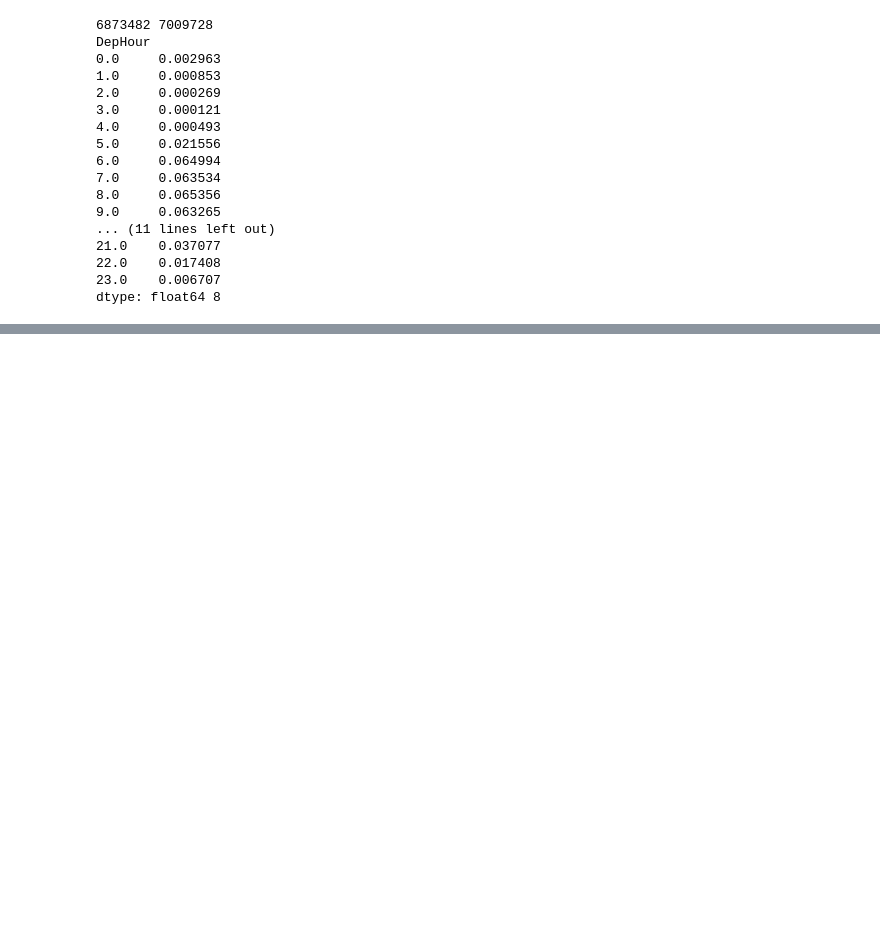
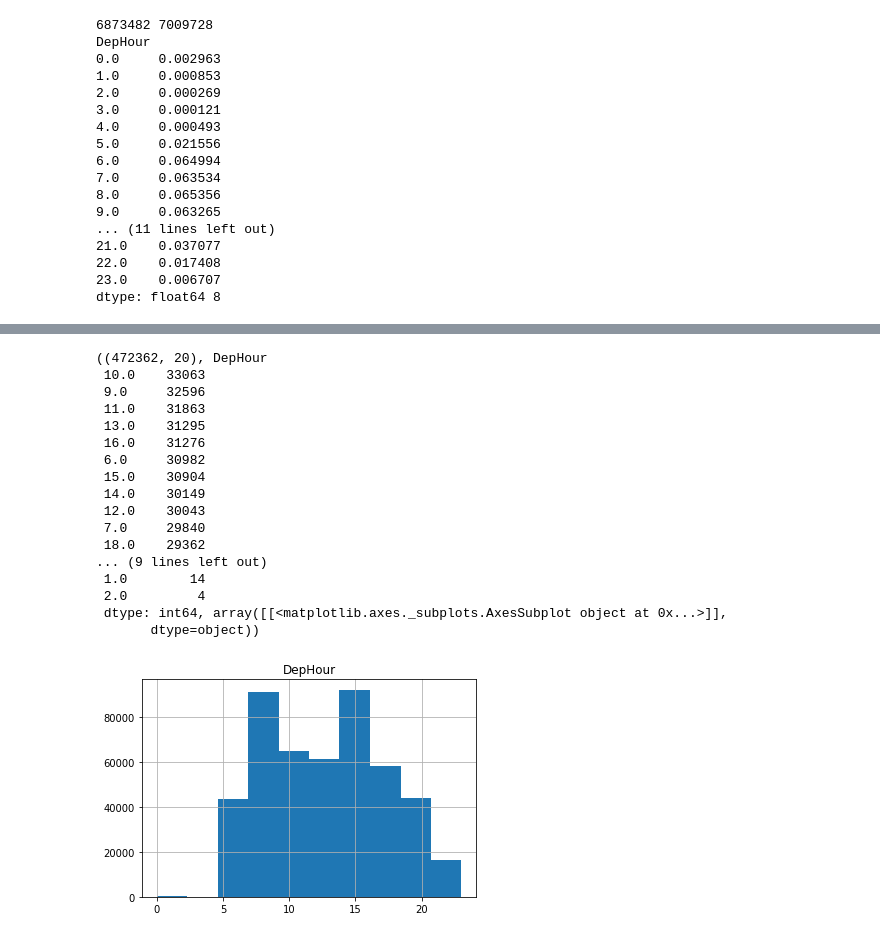
Before and after one commit to AntPon/mlcourse.ai, a Jupyter notebook: hw0.ipynb, the cells around one changed output, grey strips where cells are left out. Cells and saved outputs as stored; diff of their text form; code cells hidden in the pictures; blank space fills up the shorter version.

```diff
--- a/hw0.ipynb
+++ b/hw0.ipynb
@@ -215,0 +230,27 @@ flights_df.loc[flights_df['Cancelled'] == 0].groupby('DepHour').size(), flights_
+# %%
+# #10
+
+MQ_flights = flights_df.loc[flights_df['UniqueCarrier'] == 'MQ']
+MQ_flights = MQ_flights.loc[MQ_flights['Cancelled'] == 0]
+MQ_flights.shape, MQ_flights.groupby('DepHour').size().sort_values(ascending=False), MQ_flights.hist('DepHour')
+
+# Answer: at 10 am
+# %% [output]
+((472362, 20), DepHour
+ 10.0    33063
+ 9.0     32596
+ 11.0    31863
+ 13.0    31295
+ 16.0    31276
+ 6.0     30982
+ 15.0    30904
+ 14.0    30149
+ 12.0    30043
+ 7.0     29840
+ 18.0    29362
+... (9 lines left out)
+ 1.0        14
+ 2.0         4
+ dtype: int64, array([[<matplotlib.axes._subplots.AxesSubplot object at 0x...>]],
+       dtype=object))
+[figure, added]
```
Also changed, not shown: parts of 20 cells of this notebook.
